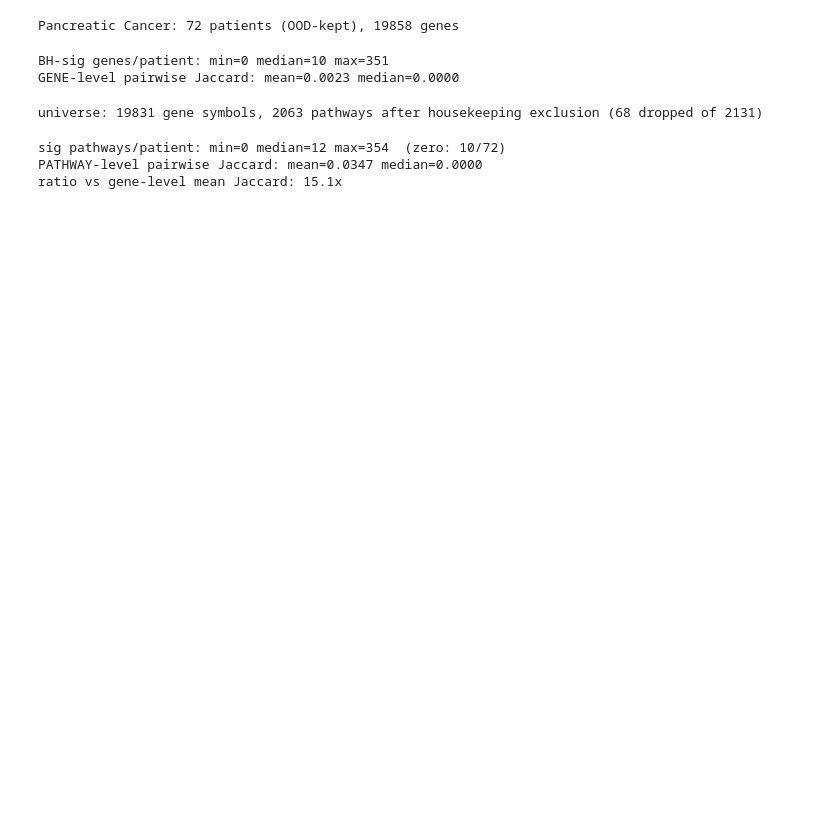
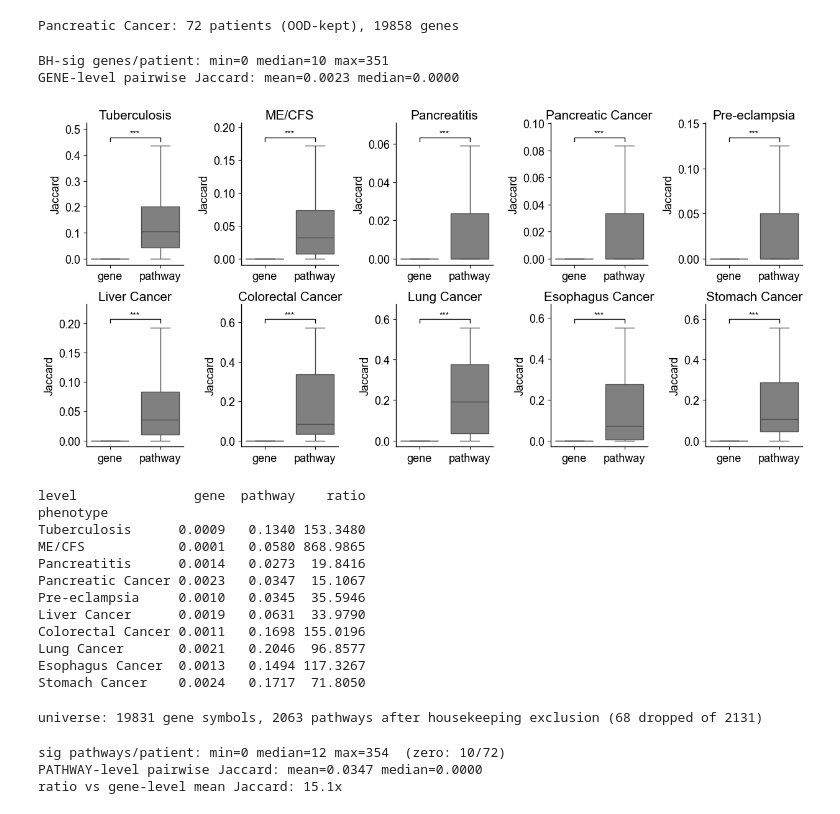
Before and after one commit to jmj3078/cfRNA_Disentaglement, a Jupyter notebook: MixedEffectsModeling/4_gene_enrichment.ipynb, the cells around one changed output. Saved outputs shown, nothing was run; the diff lists cells and outputs as text; code cells hidden in the pictures; blank space fills up the shorter version.

Commit message:
pathway convergence result

```diff
--- a/MixedEffectsModeling/4_gene_enrichment.ipynb
+++ b/MixedEffectsModeling/4_gene_enrichment.ipynb
@@ -22,10 +22,14 @@ from MixedEffectsModeling.core.calibration import bh_fdr_reject
 
 ZDIR = Path('./Z_scores_mixed')
 PCDIR = config.PATHWAY_CONV_DIR
+PFDIR = config.PATHWAY_CONV_FIG_DIR
 PCDIR.mkdir(parents=True, exist_ok=True)
+PFDIR.mkdir(parents=True, exist_ok=True)
 PP = config.PATHWAY_CONV_PARAMS
 
 PHENOTYPE = 'Pancreatic Cancer'
+PDIR = PCDIR / PHENOTYPE.replace(' ', '_')
+PDIR.mkdir(parents=True, exist_ok=True)
 # %%
 # 0. Load cohort (reuse 3_disease_scoring.ipynb cache)
 Z = np.load(ZDIR / 'Z_disease_shash.npy')
@@ -73,6 +77,81 @@ print(f"GENE-level pairwise Jaccard: mean={gene_jacc.mean():.4f} median={np.medi
 # %% [output]
 BH-sig genes/patient: min=0 median=10 max=351
 GENE-level pairwise Jaccard: mean=0.0023 median=0.0000
+# %%
+from scipy.stats import wilcoxon
+
+from MixedEffectsModeling.core.pathway_convergence import slugify
+
+ALL_PHENOTYPES = ['Tuberculosis', 'ME/CFS', 'Pancreatitis', 'Pancreatic Cancer', 'Pre-eclampsia',
+                  'Liver Cancer', 'Colorectal Cancer', 'Lung Cancer', 'Esophagus Cancer', 'Stomach Cancer']
+
+def sig_stars(p):
+    return '***' if p < 1e-3 else '**' if p < 1e-2 else '*' if p < 0.05 else 'ns'
+
+def whisker_top(vals, whis=1.5):
+    q1, q3 = np.percentile(vals, [25, 75])
+    upper = q3 + whis * (q3 - q1)
+    within = vals[vals <= upper]
+    return within.max() if len(within) else q3
+
+
+jacc_rows = []
+for ph in ALL_PHENOTYPES:
+    sig_path = PCDIR / slugify(ph) / 'sig.pkl'
+    if not sig_path.exists():
+        continue
+    d = pickle.load(open(sig_path, 'rb'))
+    gj, _ = pairwise_overlap(d['gene_sig'])
+    pj, _ = pairwise_overlap(d['path_sig'])
+    jacc_rows += [(ph, 'gene', v) for v in gj] + [(ph, 'pathway', v) for v in pj]
+jacc_df = pd.DataFrame(jacc_rows, columns=['phenotype', 'level', 'Jaccard'])
+
+ncols = 5
+nrows = int(np.ceil(len(ALL_PHENOTYPES) / ncols))
+fig, axes = plt.subplots(nrows, ncols, figsize=(2.5 * ncols, 3 * nrows),sharey=False)
+for ax, ph in zip(axes.flat, ALL_PHENOTYPES):
+    sub = jacc_df[jacc_df['phenotype'] == ph]
+    if sub.empty:
+        ax.set_visible(False)
+        continue
+    sns.boxplot(data=sub, x='level', y='Jaccard', ax=ax, showfliers=False, color='gray', width=0.75)
+    ax.set_title(ph, pad=4)
+    ax.set_xlabel('')
+
+    gv = sub.loc[sub['level'] == 'gene', 'Jaccard'].values
+    pv = sub.loc[sub['level'] == 'pathway', 'Jaccard'].values
+    stat_p = wilcoxon(pv, gv, zero_method='wilcox').pvalue  # paired -- same patient-pair index in both
+
+    y0 = max(whisker_top(gv), whisker_top(pv))
+    y_range = ax.get_ylim()[1] - ax.get_ylim()[0]
+    y0 += 0.04 * y_range
+    h = 0.03 * y_range
+    ax.plot([0, 0, 1, 1], [y0, y0 + h, y0 + h, y0], lw=1, c='black')
+    ax.text(0.5, y0 + h, sig_stars(stat_p), ha='center', va='bottom')
+    ax.set_ylim(top=y0 + h + 0.12 * y_range)
+for ax in axes.flat[len(ALL_PHENOTYPES):]:
+    ax.set_visible(False)
+plt.tight_layout()
+plt.savefig(PFDIR / 'all_phenotypes_gene_vs_pathway_jaccard.png', dpi=150)
+plt.show()
+
+summary = jacc_df.groupby(['phenotype', 'level'])['Jaccard'].mean().unstack()
+summary['ratio'] = summary['pathway'] / summary['gene']
+print(summary.reindex(ALL_PHENOTYPES).to_string(float_format=lambda v: f'{v:.4f}'))
+# %% [output]
+[figure, added]
+level               gene  pathway    ratio
+phenotype
+Tuberculosis      0.0009   0.1340 153.3480
+ME/CFS            0.0001   0.0580 868.9865
+Pancreatitis      0.0014   0.0273  19.8416
+Pancreatic Cancer 0.0023   0.0347  15.1067
+Pre-eclampsia     0.0010   0.0345  35.5946
+Liver Cancer      0.0019   0.0631  33.9790
+Colorectal Cancer 0.0011   0.1698 155.0196
+Lung Cancer       0.0021   0.2046  96.8577
+Esophagus Cancer  0.0013   0.1494 117.3267
+Stomach Cancer    0.0024   0.1717  71.8050
 # %%
 # 2. Gene set library + collapse Z to gene-symbol universe (pathways are defined by symbol, ENSG has
 # a handful of duplicate-symbol entries that must be merged before matrix-multiplying against a pathway
```
Also changed, not shown: parts of 3 cells of this notebook, 15 other files.
